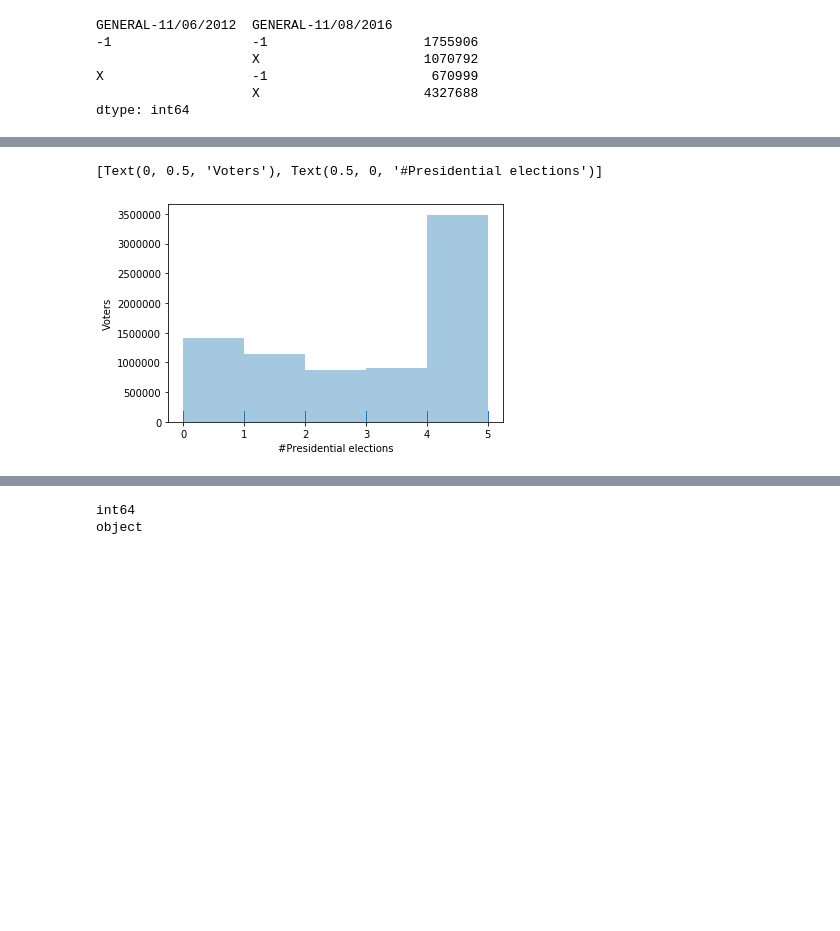
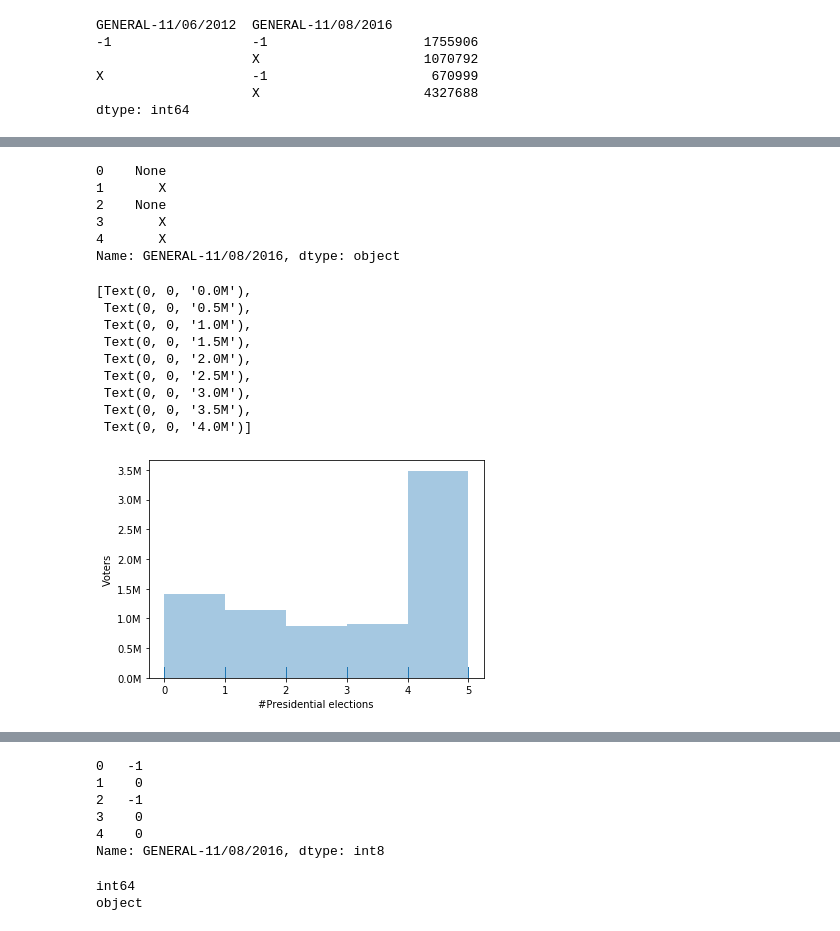
Before and after one commit to looperkr/canvassohio, a Jupyter notebook: notebooks/Full_Data.ipynb, the cells around one changed output, grey strips where cells are left out. Saved outputs shown, nothing was run; the diff lists cells and outputs as text; code cells hidden in the pictures; blank space fills up the shorter version.

```diff
--- a/notebooks/Full_Data.ipynb
+++ b/notebooks/Full_Data.ipynb
@@ -100,6 +100,15 @@ oh_df['RATIO_2020'] = oh_df.progress_apply(lambda row: row_ratio(row,'2020'), ax
 feather.write_dataframe(oh_df,'/Volumes/FileStorage/Insight_data/Ohio_data/data_feather/updated_oh_withratio.feather')
 # %%
 oh_df=feather.read_dataframe(ohio_path+'updated_oh_withratio.feather')
+# %%
+oh_df['GENERAL-11/08/2016'].head()
+# %% [output]
+0    None
+1       X
+2    None
+3       X
+4       X
+Name: GENERAL-11/08/2016, dtype: object
 # %%
 %matplotlib inline
 # %%
@@ -107,11 +116,22 @@ import seaborn
 
 presidential_list=['GENERAL-11/07/2000','GENERAL-11/02/2004','GENERAL-11/04/2008','GENERAL-11/06/2012','GENERAL-11/08/2016']
 presidential_n=oh_df[presidential_list].notnull().sum(axis=1)
-ax = seaborn.distplot(presidential_n,bins=5,kde=False, rug=True);
-ax.set(xlabel='#Presidential elections', ylabel='Voters')
-# %% [output]
-[Text(0, 0.5, 'Voters'), Text(0.5, 0, '#Presidential elections')]
-[figure, removed]
+# %%
+ax = seaborn.distplot(presidential_n,bins=5,kde=False, rug=True);
+ax.set(xlabel='#Presidential elections', ylabel='Voters')
+ylabels = ['{:,.1f}'.format(x) + 'M' for x in ax.get_yticks()/1000000]
+ax.set_yticklabels(ylabels)
+# %% [output]
+[Text(0, 0, '0.0M'),
+ Text(0, 0, '0.5M'),
+ Text(0, 0, '1.0M'),
+ Text(0, 0, '1.5M'),
+ Text(0, 0, '2.0M'),
+ Text(0, 0, '2.5M'),
+ Text(0, 0, '3.0M'),
+ Text(0, 0, '3.5M'),
+ Text(0, 0, '4.0M')]
+[figure, added]
 # %%
 oh_df['GENERAL-11/06/2012'] = oh_df['GENERAL-11/06/2012'].astype('category')
 oh_df['GENERAL-11/08/2016'] = oh_df['GENERAL-11/08/2016'].astype('category')
@@ -121,6 +141,15 @@ oh_df['GENERAL-11/06/2012'].cat.codes.head()
 oh_df[el_train_list] = oh_df[el_train_list].progress_apply(lambda x: x.cat.codes)
 # %% [output]
 [interactive output not drawn]
+# %%
+oh_df['GENERAL-11/08/2016'].head()
+# %% [output]
+0   -1
+1    0
+2   -1
+3    0
+4    0
+Name: GENERAL-11/08/2016, dtype: int8
 # %%
 traits=['AGE_2016','GENERAL-11/06/2012','RATIO_2016','HC02_EST_VC17','HC02_EST_VC18','GENERAL-11/08/2016']
 traits_plot=['Age','Voted 2012','Ratio(Voted/Elections)','% High School Diploma','% Bachelors Degree','Voted 2016']
```
Also changed, not shown: parts of 4 cells of this notebook, 3 other files.
